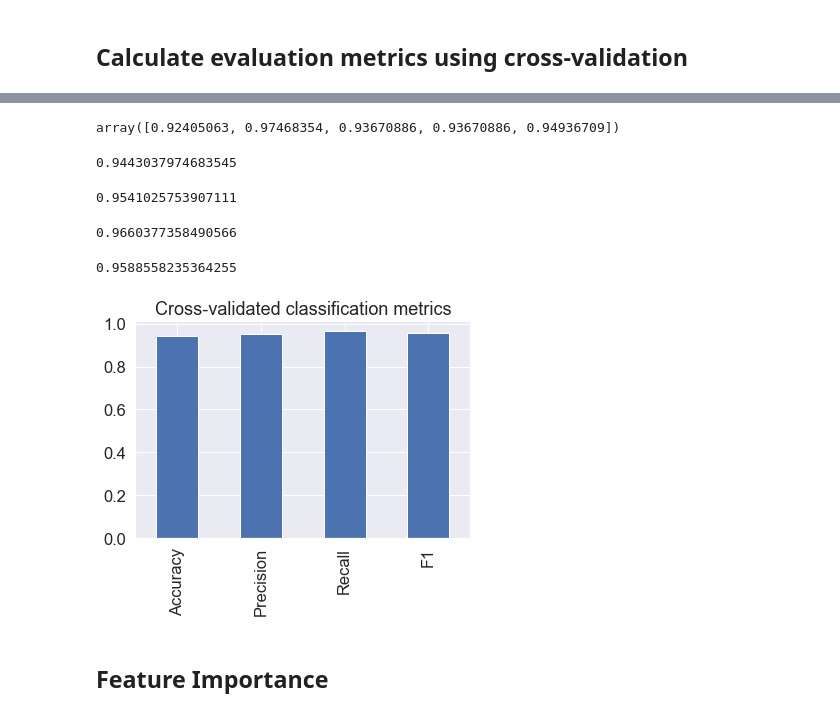
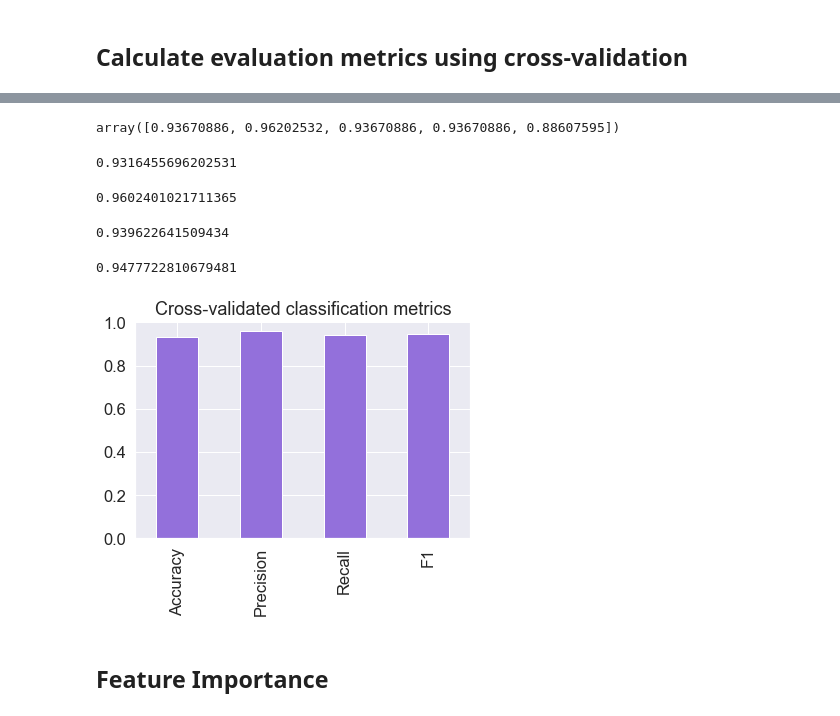
Before and after one commit to tarismalifianti/Logistic-regression-predict-student-pass-fail, a Jupyter notebook: Logistic Regression.ipynb, the cells around one changed output, grey strips where cells are left out. Saved outputs shown, nothing was run; the diff lists cells and outputs as text; code cells hidden in the pictures.

```diff
--- a/Logistic Regression.ipynb
+++ b/Logistic Regression.ipynb
@@ -567,6 +595,6 @@ gs_log_reg.best_params_
 # %%
 # Create a new classifier with best parameters
-clf = LogisticRegression(C=0.7278953843983146,
+clf = LogisticRegression(C=9.236708571873866,
                          solver="liblinear")
 # %%
 # Cross-validated accuracy
@@ -577,12 +605,12 @@ cv_acc = cross_val_score(clf,
                          scoring="accuracy")
 cv_acc
 # %% [output]
-array([0.92405063, 0.97468354, 0.93670886, 0.93670886, 0.94936709])
+array([0.93670886, 0.96202532, 0.93670886, 0.93670886, 0.88607595])
 # %%
 cv_acc = np.mean(cv_acc)
 cv_acc
 # %% [output]
-0.9443037974683545
+0.9316455696202531
 # %%
 # Cross-validated precision
 cv_precision = cross_val_score(clf,
@@ -593,7 +621,7 @@ cv_precision = cross_val_score(clf,
 cv_precision=np.mean(cv_precision)
 cv_precision
 # %% [output]
-0.9541025753907111
+0.9602401021711365
 # %%
 # Cross-validated recall
 cv_recall = cross_val_score(clf,
@@ -604,7 +632,7 @@ cv_recall = cross_val_score(clf,
 cv_recall = np.mean(cv_recall)
 cv_recall
 # %% [output]
-0.9660377358490566
+0.939622641509434
 # %%
 # Cross-validated f1-score
 cv_f1 = cross_val_score(clf,
@@ -615,19 +643,19 @@ cv_f1 = cross_val_score(clf,
 cv_f1 = np.mean(cv_f1)
 cv_f1
 # %% [output]
-0.9588558235364255
+0.9477722810679481
 # %%
 # Visualize cross-validated metrics
 cv_metrics = pd.DataFrame({"Accuracy": cv_acc,
                            "Precision": cv_precision,
                            "Recall": cv_recall,
                            "F1": cv_f1},
                           index=[0])
 
 cv_metrics.T.plot.bar(title="Cross-validated classification metrics",
-                      legend=False);
+                      legend=False, color = 'mediumpurple');
 # %% [output]
-[figure, old version]
+[figure, new version]
 # %% [markdown]
 ## Feature Importance
 # %%
```
Also changed, not shown: parts of 46 cells of this notebook, 1 other file.
